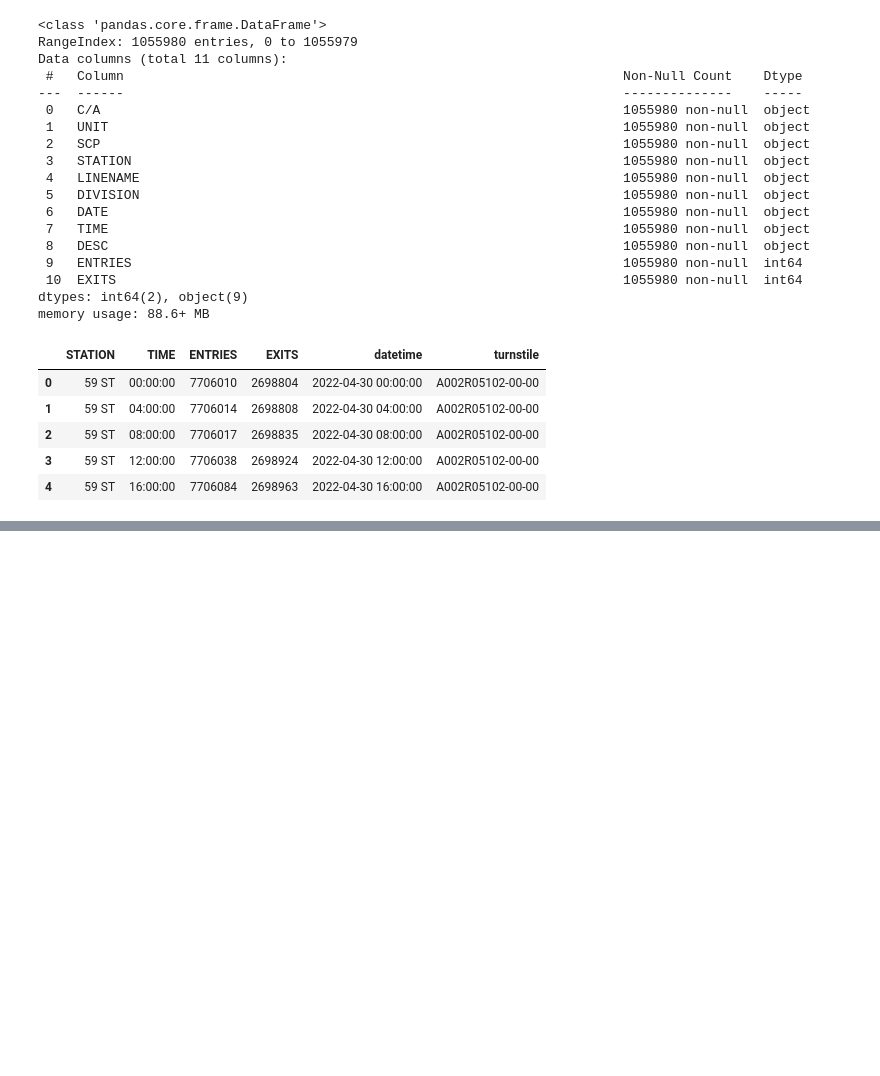
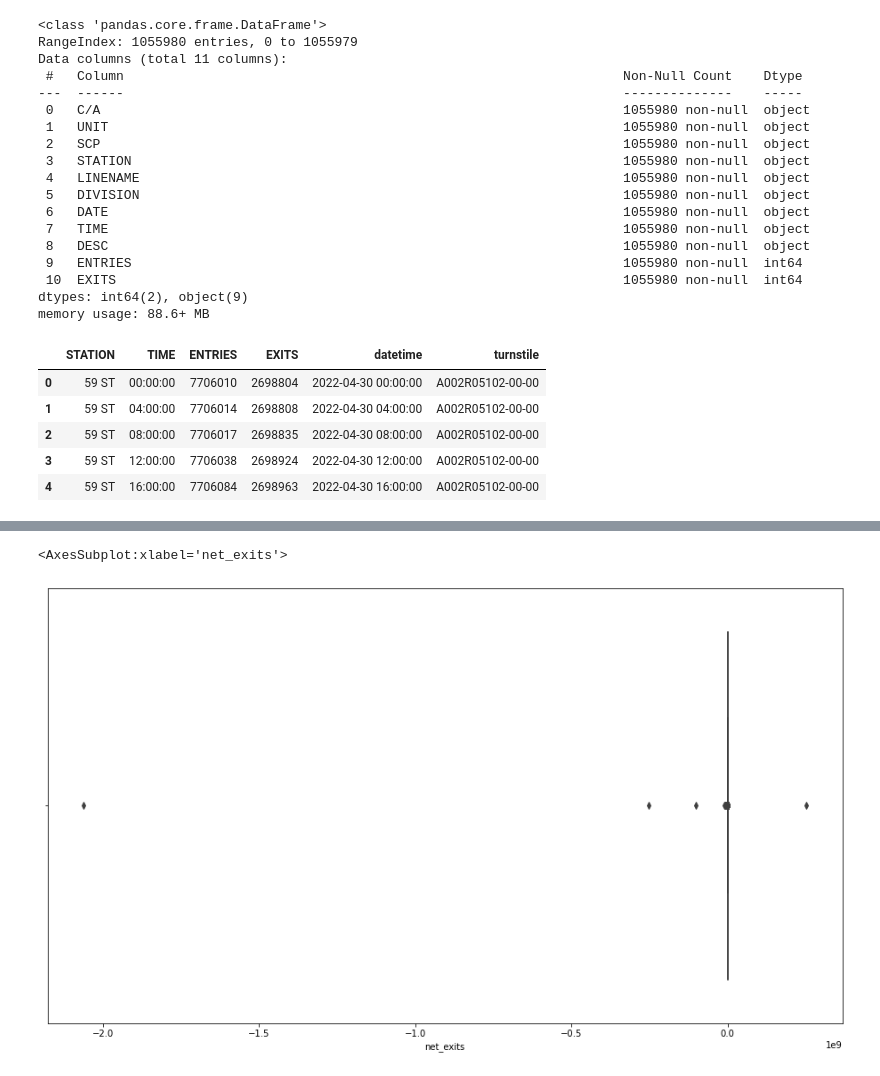
Before and after one commit to kaanbaycan/New-York-MTA-EDA, a Jupyter notebook: New Yorkk.ipynb, the cells around one changed output, grey strips where cells are left out. Saved outputs shown, nothing was run; the diff lists cells and outputs as text; code cells hidden in the pictures; blank space fills up the shorter version.

```diff
--- a/New Yorkk.ipynb
+++ b/New Yorkk.ipynb
@@ -285,0 +140,6 @@ df_best_hour
+# %%
+plt.figure(figsize=[16,9])
+sns.boxplot(x = dfmay.net_exits)
+# %% [output]
+<AxesSubplot:xlabel='net_exits'>
+[figure, added]
```
Also changed, not shown: parts of 56 cells of this notebook, 2 other files.
